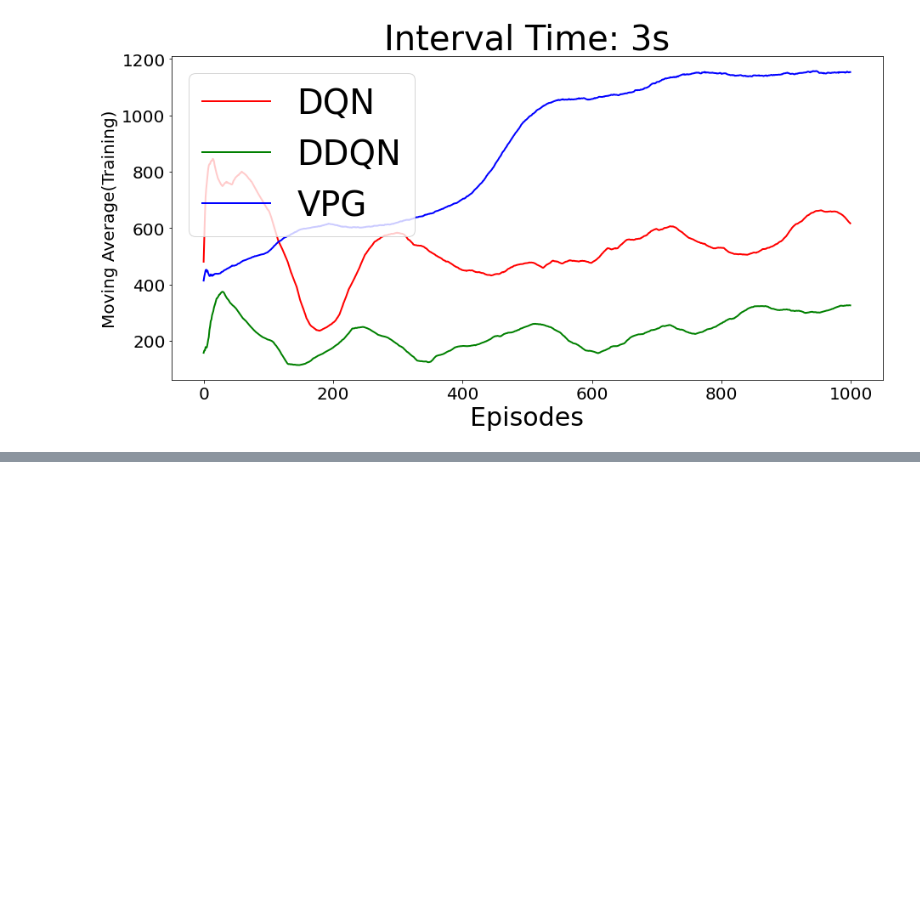
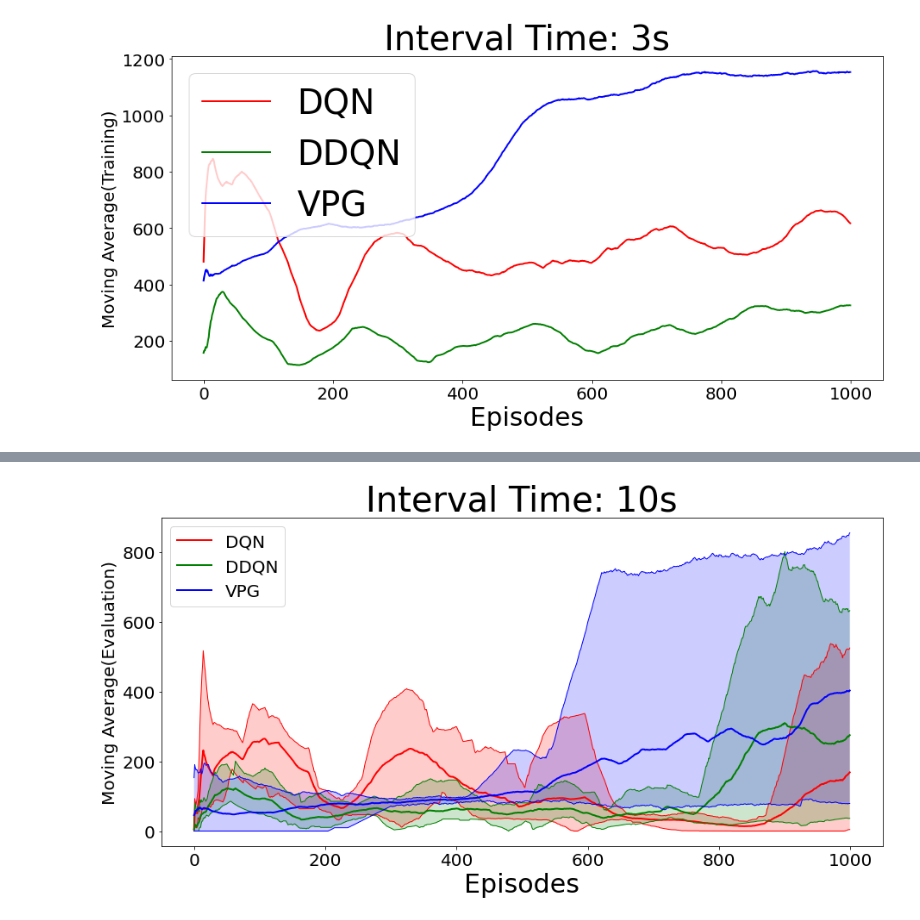
Before and after one commit to neel-singhania/Foraging_DRL_Project, a Jupyter notebook: deep_agents_foraging-v1.ipynb, the cells around one changed output, grey strips where cells are left out. Cells and saved outputs as stored; diff of their text form; code cells hidden in the pictures; blank space fills up the shorter version.

```diff
--- a/deep_agents_foraging-v1.ipynb
+++ b/deep_agents_foraging-v1.ipynb
@@ -673,0 +713,28 @@ open_file.close()
+# %%
+fig, axs = plt.subplots(1, 1, figsize=(15,7))
+
+plt.plot(eval_dqn_max, 'r', linewidth=1)
+plt.plot(eval_dqn_min, 'r', linewidth=1)
+plt.plot(eval_dqn_mean, 'r', label='DQN', linewidth=2)
+plt.fill_between(x, eval_dqn_min, eval_dqn_max, facecolor='r', alpha=0.2)
+
+plt.plot(eval_ddqn_max, 'g', linewidth=1)
+plt.plot(eval_ddqn_min, 'g', linewidth=1)
+plt.plot(eval_ddqn_mean, 'g', label='DDQN', linewidth=2)
+plt.fill_between(x, eval_ddqn_min, eval_ddqn_max, facecolor='g', alpha=0.2)
+
+plt.plot(eval_vpg_max, 'b', linewidth=1)
+plt.plot(eval_vpg_min, 'b', linewidth=1)
+plt.plot(eval_vpg_mean, 'b', label='VPG', linewidth=2)
+plt.fill_between(x, eval_vpg_min, eval_vpg_max, facecolor='b', alpha=0.2)
+
+
+plt.legend(fontsize=20, loc='upper left')
+plt.ylabel('Moving Average(Evaluation)', fontsize=20)
+plt.xlabel('Episodes', fontsize=30)
+plt.yticks(fontsize=20)
+plt.xticks(fontsize=20)
+plt.title('Interval Time: 10s', fontsize=40)
+plt.savefig('d_2.pdf')
+# %% [output]
+[figure, added]
```
Also changed, not shown: parts of 6 cells of this notebook, 1 other file.
